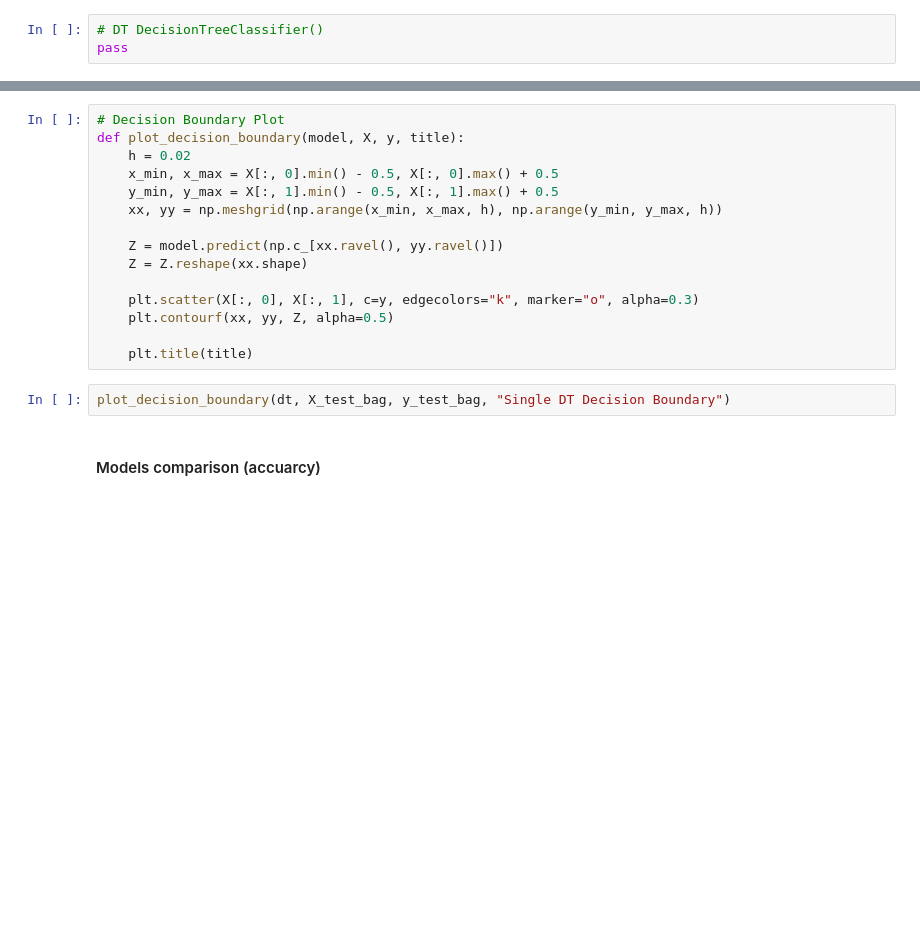
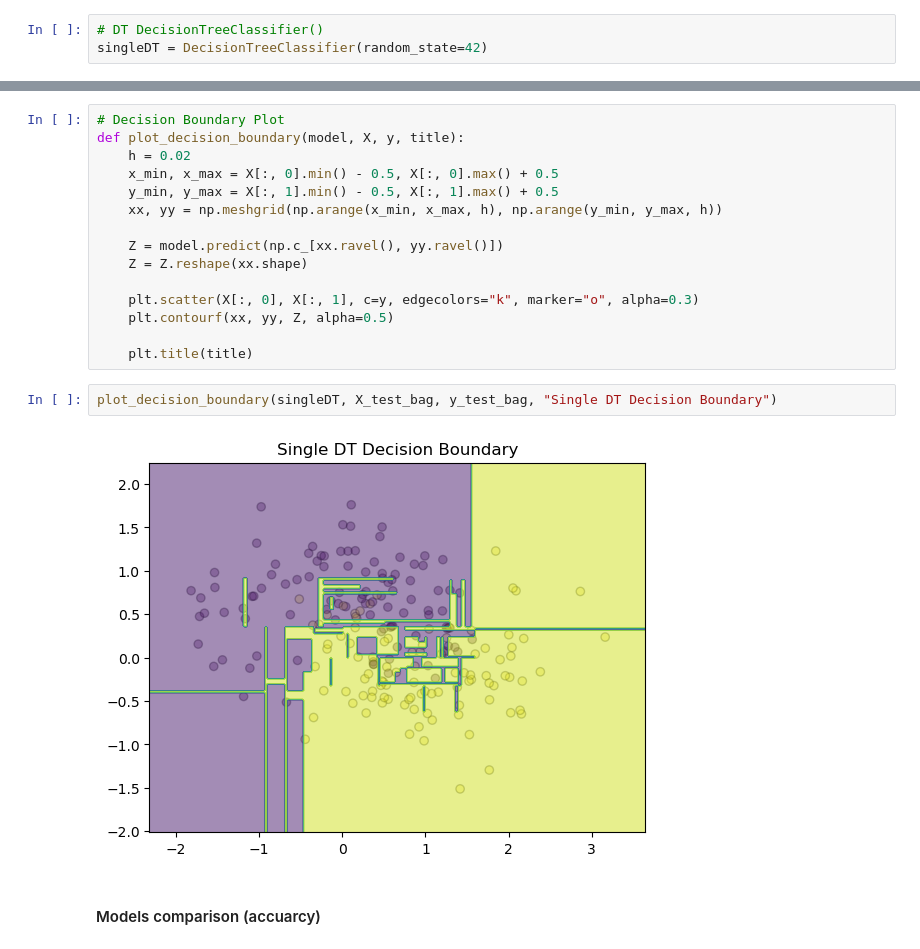
Before and after one commit to zapletalj-cze/ML_geo, a Jupyter notebook: 06_Ensemble_learning/06_LAB_mlgeo_ensembles_learning_exercise.ipynb, the cells around one changed output, grey strips where cells are left out. Saved outputs shown, nothing was run; the diff lists cells and outputs as text; blank space fills up the shorter version.

```diff
--- a/06_Ensemble_learning/06_LAB_mlgeo_ensembles_learning_exercise.ipynb
+++ b/06_Ensemble_learning/06_LAB_mlgeo_ensembles_learning_exercise.ipynb
@@ -116,6 +147,6 @@ plot_ensmble_boundary(bagging_best, X_test_bag, y_test_bag, "Bagging Decision Bo
 ### Single model Decision Tree
 # %%
 # DT DecisionTreeClassifier()
-pass
+singleDT = DecisionTreeClassifier(random_state=42)
 # %%
 # fit the model
@@ -142,7 +178,9 @@ def plot_decision_boundary(model, X, y, title):
 
     plt.title(title)
 # %%
-plot_decision_boundary(dt, X_test_bag, y_test_bag, "Single DT Decision Boundary")
+plot_decision_boundary(singleDT, X_test_bag, y_test_bag, "Single DT Decision Boundary")
+# %% [output]
+[figure, added]
 # %% [markdown]
 #### Models comparison (accuarcy)
 # %%
```
Also changed, not shown: parts of 51 cells of this notebook, 20 other files.
